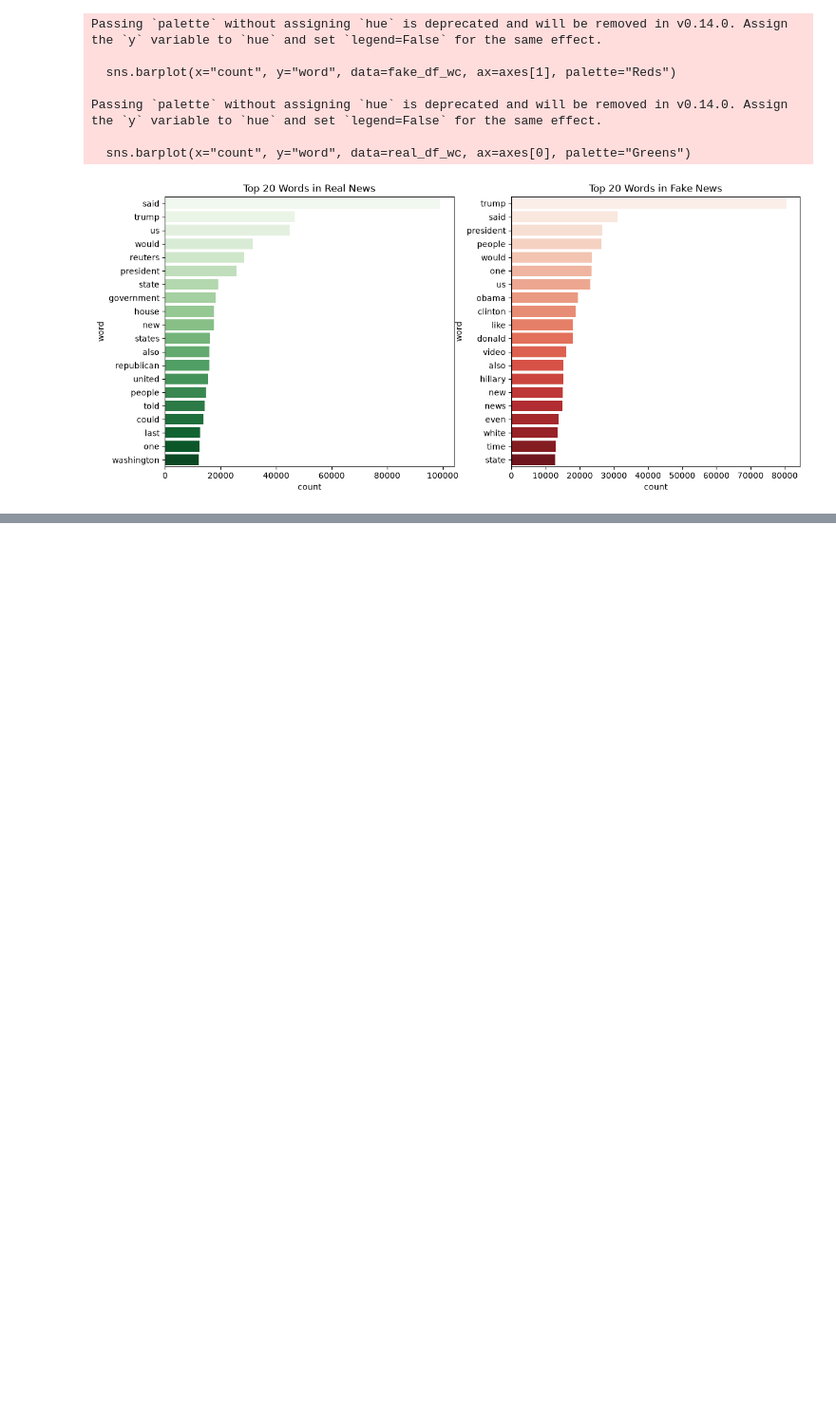
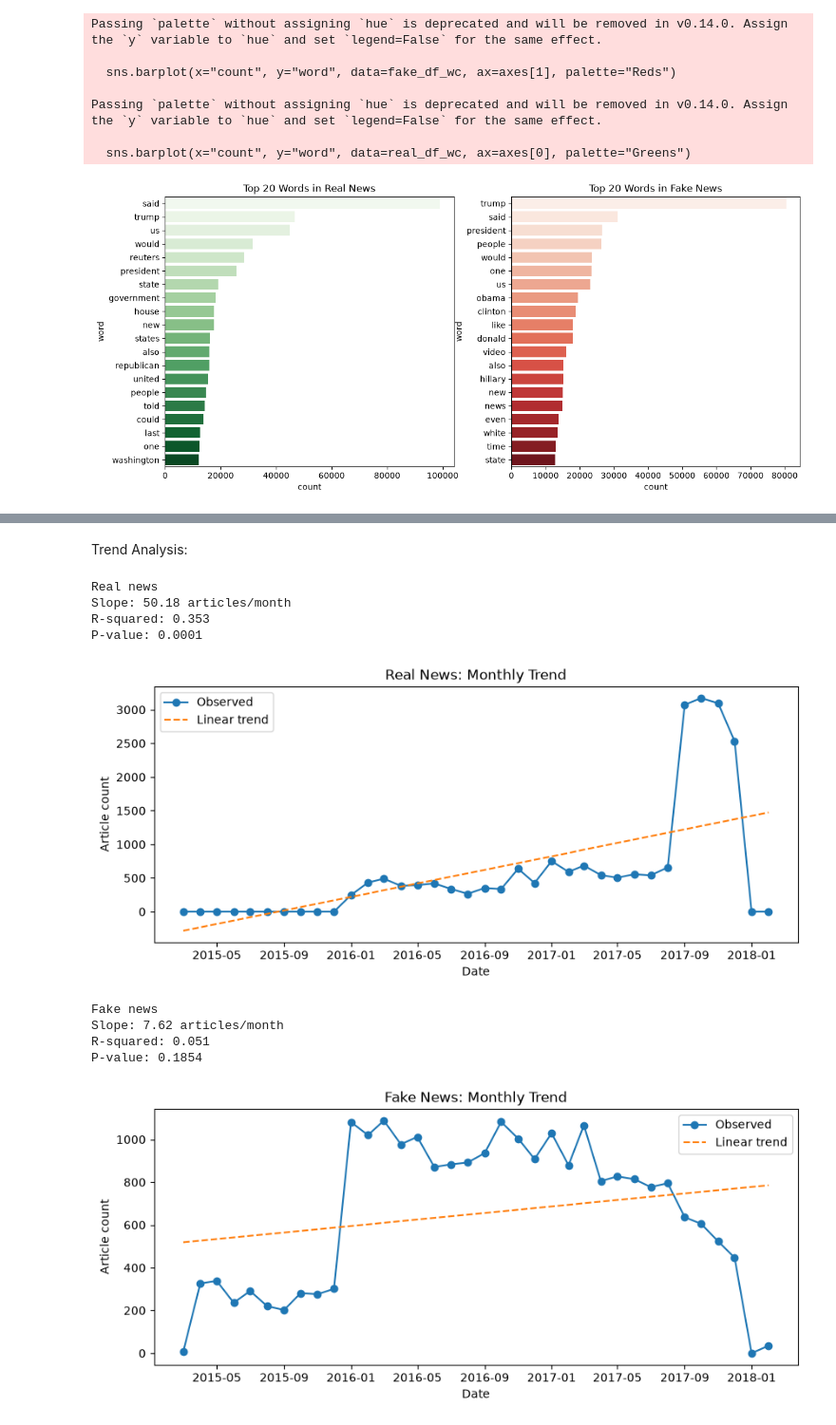
Before and after one commit to dtwiggs/FakeNewsDetection, a Jupyter notebook: FakeNewsDetection.ipynb, the cells around one changed output, grey strips where cells are left out. Shown at 95% size. Drawn from its saved outputs; the diff is of its cells as text; code cells hidden in the pictures; blank space fills up the shorter version.

```diff
--- a/FakeNewsDetection.ipynb
+++ b/FakeNewsDetection.ipynb
@@ -236,0 +321,39 @@ Passing `palette` without assigning `hue` is deprecated and will be removed in v
+# %% [markdown]
+Trend Analysis:
+# %%
+from scipy.stats import linregress
+
+for col in monthly.columns:
+    series = monthly[col].dropna()
+    x = np.arange(len(series))
+    result = linregress(x, series.values)
+
+    print(f"\n{col} news")
+    print(f"Slope: {result.slope:.2f} articles/month")
+    print(f"R-squared: {result.rvalue**2:.3f}")
+    print(f"P-value: {result.pvalue:.4f}")
+
+    plt.figure(figsize=(10, 4))
+    plt.plot(series.index, series.values, marker='o', label='Observed')
+    plt.plot(
+        series.index,
+        result.intercept + result.slope * x,
+        linestyle='--',
+        label='Linear trend'
+    )
+    plt.title(f'{col} News: Monthly Trend')
+    plt.xlabel('Date')
+    plt.ylabel('Article count')
+    plt.legend()
+    plt.show()
+# %% [output]
+Real news
+Slope: 50.18 articles/month
+R-squared: 0.353
+P-value: 0.0001
+[figure, added]
+Fake news
+Slope: 7.62 articles/month
+R-squared: 0.051
+P-value: 0.1854
+[figure, added]
```
Also changed, not shown: parts of 12 cells of this notebook.
